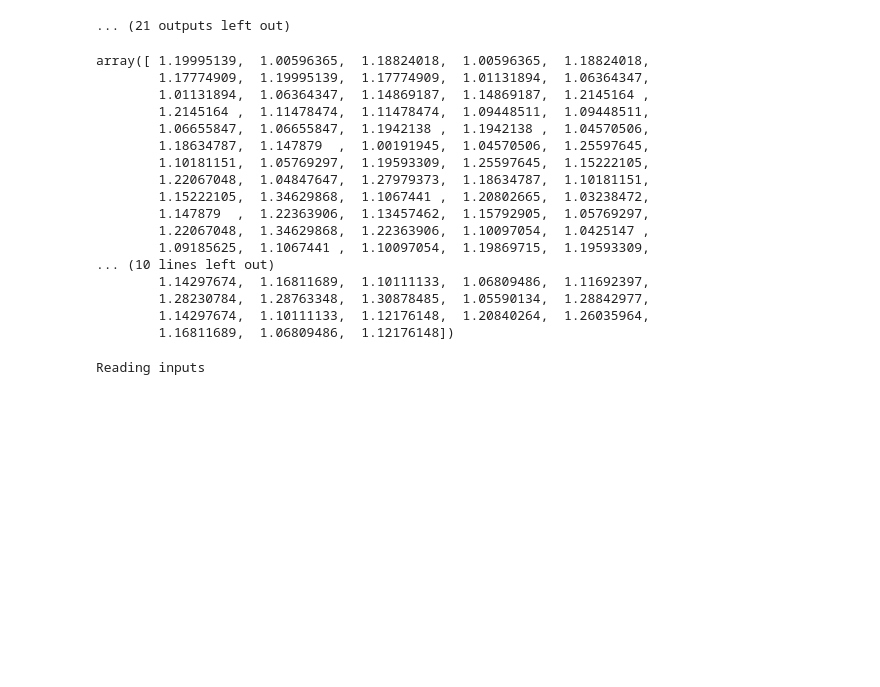
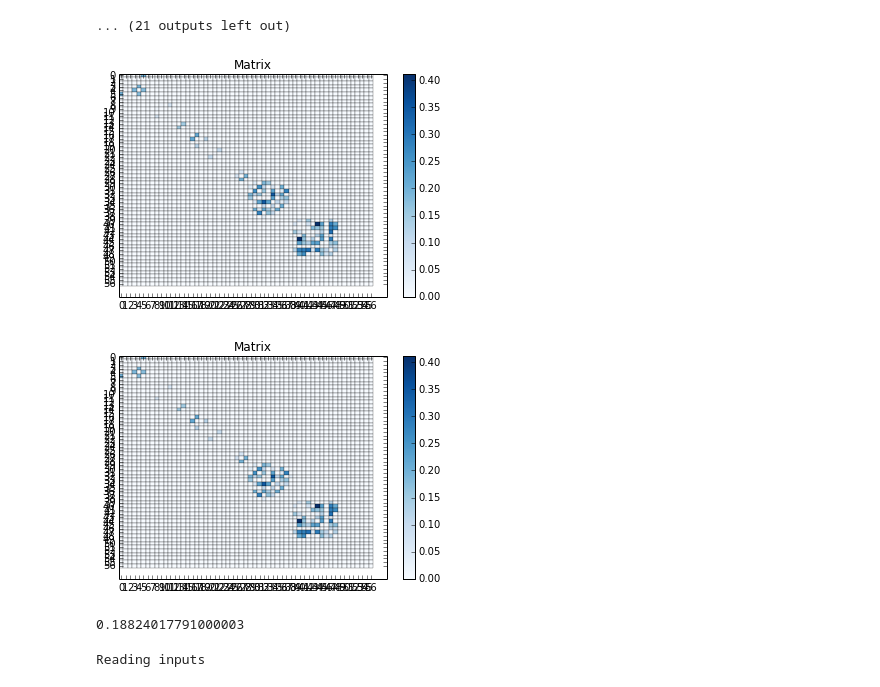
Before and after one commit to bradtaylor/thesis, a Jupyter notebook: evaluate_library_descrimination.ipynb, the cells around one changed output. Drawn from its saved outputs; the diff is of its cells as text; code cells hidden in the pictures; blank space fills up the shorter version.

```diff
--- a/evaluate_library_descrimination.ipynb
+++ b/evaluate_library_descrimination.ipynb
@@ -763,28 +770,23 @@ Log-Likelihood Ratio Test Evaluation Metrics
 # %%
 distances = pd.read_csv(ten_libraries_distances["Random Pairs Affinity"], header=[0,1], index_col=[0,1])
 meta = read_metadata(ten_libraries_metadata)
 groups, libraries = get_groups_and_libraries(meta)
 truth = make_truth_matrix(groups, libraries)
 np.max(distances.values)
 distances.values[distances.values>1]
+plot_matrix(distances.values-1)
+
+greaters = distances.values - 1
+
+greaters[greaters < 0] = 0
+
+plot_matrix(greaters)
+
+greaters[3,4]
 # %% [output]
+[figure, added]
+[figure, added]
-array([ 1.19995139,  1.00596365,  1.18824018,  1.00596365,  1.18824018,
-        1.17774909,  1.19995139,  1.17774909,  1.01131894,  1.06364347,
-        1.01131894,  1.06364347,  1.14869187,  1.14869187,  1.2145164 ,
-        1.2145164 ,  1.11478474,  1.11478474,  1.09448511,  1.09448511,
-        1.06655847,  1.06655847,  1.1942138 ,  1.1942138 ,  1.04570506,
-        1.18634787,  1.147879  ,  1.00191945,  1.04570506,  1.25597645,
-        1.10181151,  1.05769297,  1.19593309,  1.25597645,  1.15222105,
-        1.22067048,  1.04847647,  1.27979373,  1.18634787,  1.10181151,
-        1.15222105,  1.34629868,  1.1067441 ,  1.20802665,  1.03238472,
-        1.147879  ,  1.22363906,  1.13457462,  1.15792905,  1.05769297,
-        1.22067048,  1.34629868,  1.22363906,  1.10097054,  1.0425147 ,
-        1.09185625,  1.1067441 ,  1.10097054,  1.19869715,  1.19593309,
-... (10 lines left out)
-        1.14297674,  1.16811689,  1.10111133,  1.06809486,  1.11692397,
-        1.28230784,  1.28763348,  1.30878485,  1.05590134,  1.28842977,
-        1.14297674,  1.10111133,  1.12176148,  1.20840264,  1.26035964,
-        1.16811689,  1.06809486,  1.12176148])
+0.18824017791000003
 # %%
 # Run experiment on various distance functions with a chosen descriminator, combiner (don't worry about intermediate evaluations)
 
```
Also changed, not shown: parts of 19 cells of this notebook.
